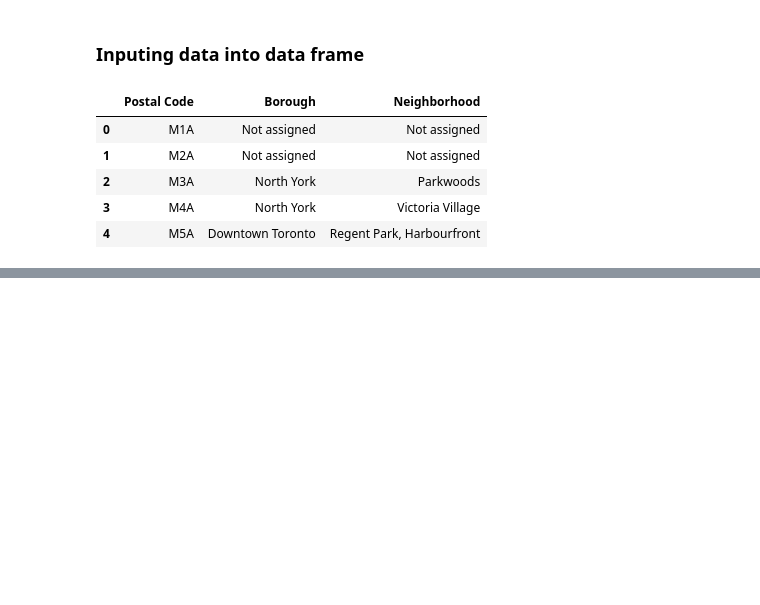
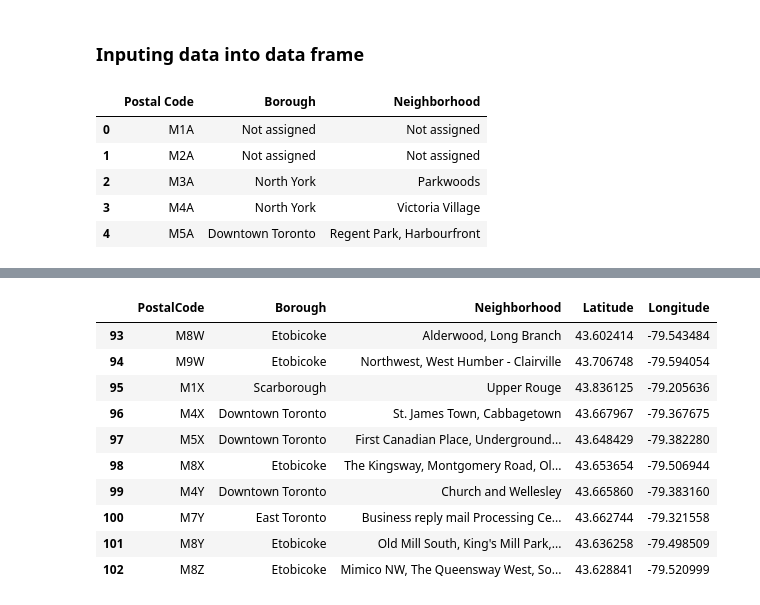
Before and after one commit to Xusen-19/IBM_Data_Science_Capstone_Project, a Jupyter notebook: Capstone_project_notebook.ipynb, the cells around one changed output, grey strips where cells are left out. Cells and saved outputs as stored; diff of their text form; code cells hidden in the pictures; blank space fills up the shorter version.

Commit message:
toronto location data v1

```diff
--- a/Capstone_project_notebook.ipynb
+++ b/Capstone_project_notebook.ipynb
@@ -40,0 +83,3 @@ df.head()
+# %%
+coor = pd.read_csv('https://cocl.us/Geospatial_data/toronto_coordinates.csv')
+coor
@@ -40,0 +100,5 @@ df.head()
+# %%
+i_coor = coor.set_index('Postal Code')
+i_df = df.set_index('Postal Code')
+df_coor=pd.concat([i_df,i_coor],axis=1,join='inner')
+df_coor.tail(10)
@@ -40,0 +118,16 @@ df.head()
+# %%
+df_coor.index.name = 'PostalCode'
+df_coor.reset_index(inplace=True)
+df_coor.tail(10)
+# %% [output]
+|  | PostalCode | Borough | Neighborhood | Latitude | Longitude |
+| 93 | M8W | Etobicoke | Alderwood, Long Branch | 43.602414 | -79.543484 |
+| 94 | M9W | Etobicoke | Northwest, West Humber - Clairville | 43.706748 | -79.594054 |
+| 95 | M1X | Scarborough | Upper Rouge | 43.836125 | -79.205636 |
+| 96 | M4X | Downtown Toronto | St. James Town, Cabbagetown | 43.667967 | -79.367675 |
+| 97 | M5X | Downtown Toronto | First Canadian Place, Underground... | 43.648429 | -79.382280 |
+| 98 | M8X | Etobicoke | The Kingsway, Montgomery Road, Ol... | 43.653654 | -79.506944 |
+| 99 | M4Y | Downtown Toronto | Church and Wellesley | 43.665860 | -79.383160 |
+| 100 | M7Y | East Toronto | Business reply mail Processing Ce... | 43.662744 | -79.321558 |
+| 101 | M8Y | Etobicoke | Old Mill South, King's Mill Park,... | 43.636258 | -79.498509 |
+| 102 | M8Z | Etobicoke | Mimico NW, The Queensway West, So... | 43.628841 | -79.520999 |
```
Also changed, not shown: parts of 7 cells of this notebook.
